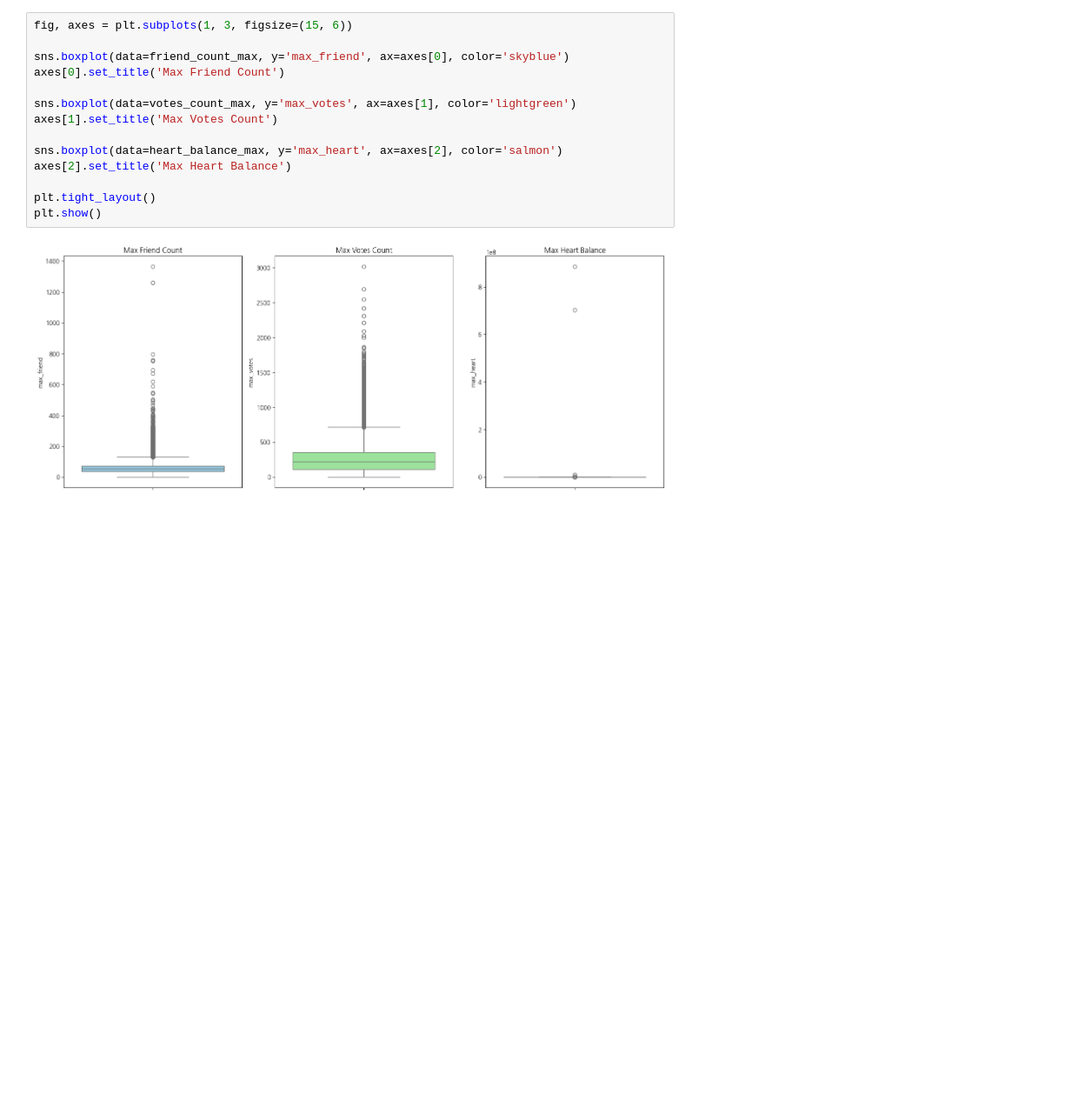
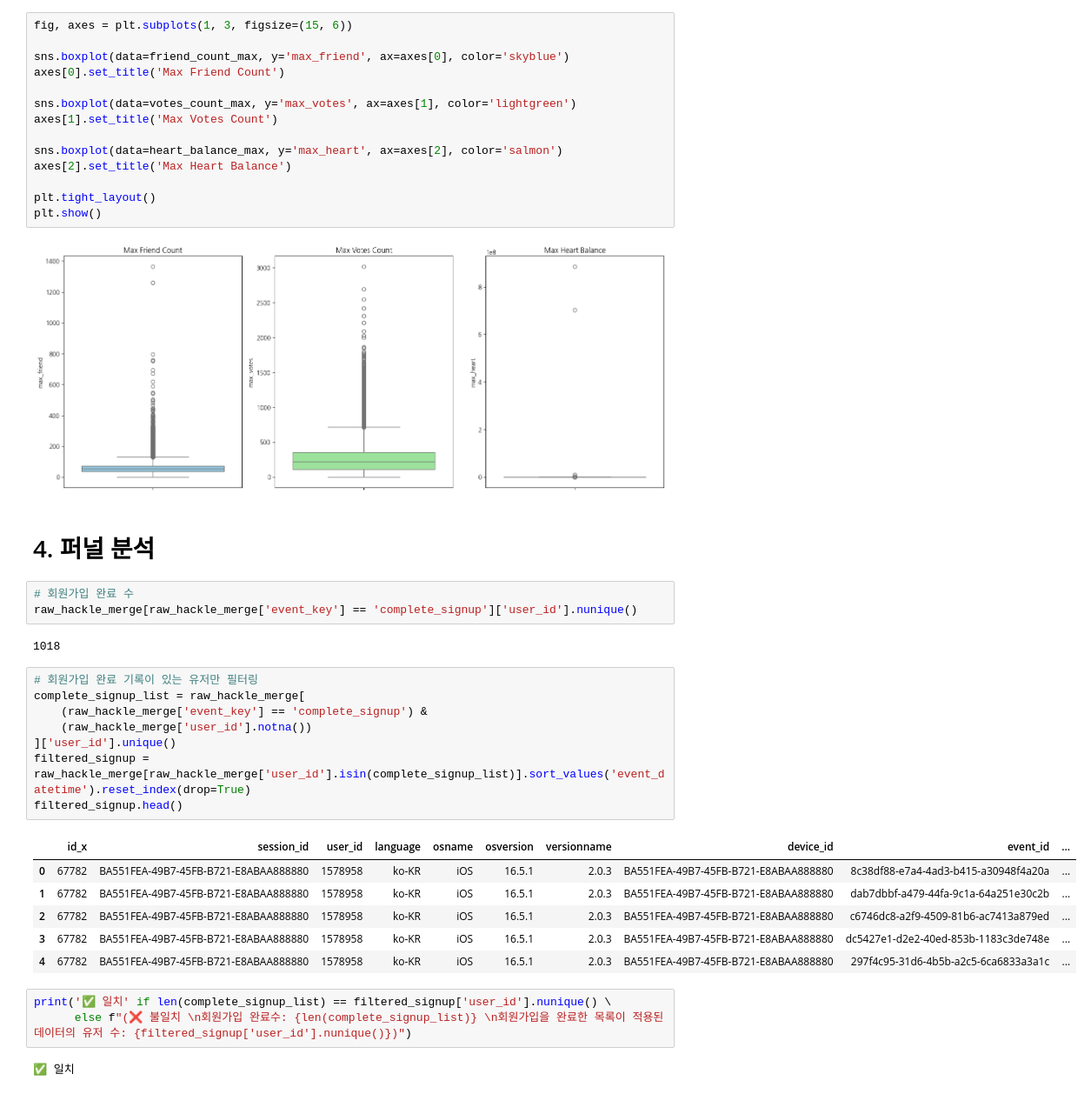
Before and after one commit to EtheriumArchive/Codeit_project, a Jupyter notebook: eda_damyeon_v1.ipynb, the cells around one changed output. Shown at 87% size. Saved outputs shown, nothing was run; the diff lists cells and outputs as text; blank space fills up the shorter version.

```diff
--- a/eda_damyeon_v1.ipynb
+++ b/eda_damyeon_v1.ipynb
@@ -373,3 +373,30 @@ plt.tight_layout()
 plt.show()
 # %% [output]
 [figure]
+# %% [markdown]
+# 4. 퍼널 분석
+# %%
+# 회원가입 완료 수
+raw_hackle_merge[raw_hackle_merge['event_key'] == 'complete_signup']['user_id'].nunique()
+# %% [output]
+1018
+# %%
+# 회원가입 완료 기록이 있는 유저만 필터링
+complete_signup_list = raw_hackle_merge[
+    (raw_hackle_merge['event_key'] == 'complete_signup') &
+    (raw_hackle_merge['user_id'].notna())
+]['user_id'].unique()
+filtered_signup = raw_hackle_merge[raw_hackle_merge['user_id'].isin(complete_signup_list)].sort_values('event_datetime').reset_index(drop=True)
+filtered_signup.head()
+# %% [output]
+|  | id_x | session_id | user_id | language | osname | osversion | versionname | device_id | event_id | ... |
+| 0 | 67782 | BA551FEA-49B7-45FB-B721-E8ABAA888880 | 1578958 | ko-KR | iOS | 16.5.1 | 2.0.3 | BA551FEA-49B7-45FB-B721-E8ABAA888880 | 8c38df88-e7a4-4ad3-b415-a30948f4a20a | ... |
+| 1 | 67782 | BA551FEA-49B7-45FB-B721-E8ABAA888880 | 1578958 | ko-KR | iOS | 16.5.1 | 2.0.3 | BA551FEA-49B7-45FB-B721-E8ABAA888880 | dab7dbbf-a479-44fa-9c1a-64a251e30c2b | ... |
+| 2 | 67782 | BA551FEA-49B7-45FB-B721-E8ABAA888880 | 1578958 | ko-KR | iOS | 16.5.1 | 2.0.3 | BA551FEA-49B7-45FB-B721-E8ABAA888880 | c6746dc8-a2f9-4509-81b6-ac7413a879ed | ... |
+| 3 | 67782 | BA551FEA-49B7-45FB-B721-E8ABAA888880 | 1578958 | ko-KR | iOS | 16.5.1 | 2.0.3 | BA551FEA-49B7-45FB-B721-E8ABAA888880 | dc5427e1-d2e2-40ed-853b-1183c3de748e | ... |
+| 4 | 67782 | BA551FEA-49B7-45FB-B721-E8ABAA888880 | 1578958 | ko-KR | iOS | 16.5.1 | 2.0.3 | BA551FEA-49B7-45FB-B721-E8ABAA888880 | 297f4c95-31d6-4b5b-a2c5-6ca6833a3a1c | ... |
+# %%
+print('✅ 일치' if len(complete_signup_list) == filtered_signup['user_id'].nunique() \
+      else f"(❌ 불일치 \n회원가입 완료수: {len(complete_signup_list)} \n회원가입을 완료한 목록이 적용된 데이터의 유저 수: {filtered_signup['user_id'].nunique()})")
+# %% [output]
+✅ 일치
```
Also changed, not shown: parts of 4 cells of this notebook.
